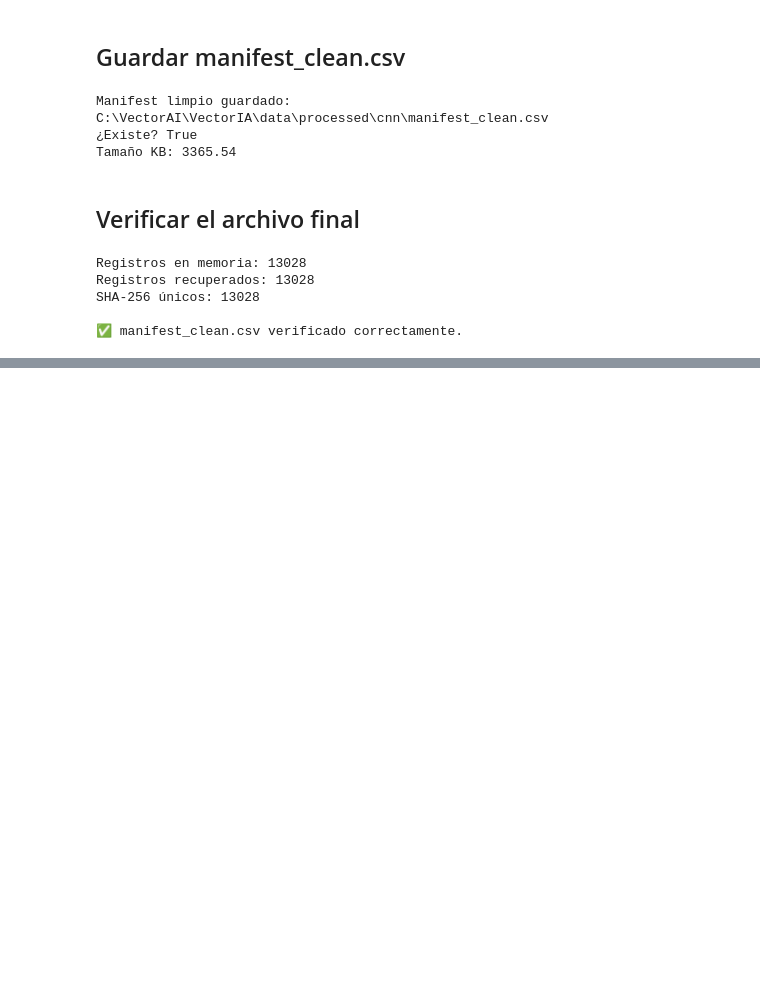
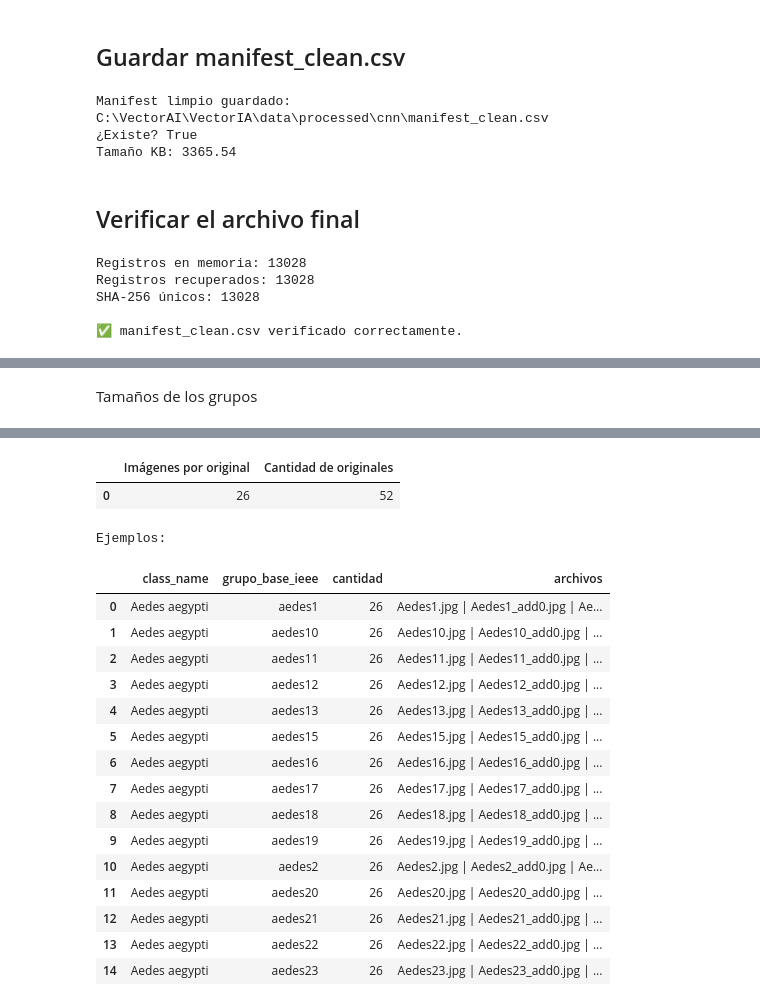
Before and after one commit to andreyac1397/VectorIA, a Jupyter notebook: notebooks/CNN_MosquitosModelo.ipynb, the cells around one changed output, grey strips where cells are left out. Cells and saved outputs as stored; diff of their text form; code cells hidden in the pictures; blank space fills up the shorter version.

```diff
--- a/notebooks/CNN_MosquitosModelo.ipynb
+++ b/notebooks/CNN_MosquitosModelo.ipynb
@@ -2817,0 +3332,61 @@ SHA-256 únicos: 13028
+# %% [markdown]
+Tamaños de los grupos
+# %%
+grupos_ieee = (
+    df_ieee
+    .groupby(
+        [
+            "class_name",
+            "grupo_base_ieee"
+        ]
+    )
+    .agg(
+        cantidad=(
+            "filepath",
+            "size"
+        ),
+        archivos=(
+            "filename",
+            lambda valores: " | ".join(
+                sorted(valores)
+            )
+        )
+    )
+    .reset_index()
+)
+
+print(
+    "Total de grupos IEEE:",
+    len(grupos_ieee)
+)
+
+print(
+    "\nDistribución del tamaño "
+    "de los grupos:"
+)
+
+display(
+    grupos_ieee[
+        "cantidad"
+    ]
+    .value_counts()
+    .sort_index()
+    .rename_axis(
+        "Imágenes por original"
+    )
+    .reset_index(
+        name="Cantidad de originales"
+    )
+)
+
+print("\nEjemplos:")
+
+display(
+    grupos_ieee
+    .sort_values(
+        "cantidad",
+        ascending=False
+    )
+    .head(15)
+)
+# %% [output]
@@ -2817,0 +3396,19 @@ SHA-256 únicos: 13028
+|  | Imágenes por original | Cantidad de originales |
+| 0 | 26 | 52 |
+Ejemplos:
+|  | class_name | grupo_base_ieee | cantidad | archivos |
+| 0 | Aedes aegypti | aedes1 | 26 | Aedes1.jpg | Aedes1_add0.jpg | Ae... |
+| 1 | Aedes aegypti | aedes10 | 26 | Aedes10.jpg | Aedes10_add0.jpg | ... |
+| 2 | Aedes aegypti | aedes11 | 26 | Aedes11.jpg | Aedes11_add0.jpg | ... |
+| 3 | Aedes aegypti | aedes12 | 26 | Aedes12.jpg | Aedes12_add0.jpg | ... |
+| 4 | Aedes aegypti | aedes13 | 26 | Aedes13.jpg | Aedes13_add0.jpg | ... |
+| 5 | Aedes aegypti | aedes15 | 26 | Aedes15.jpg | Aedes15_add0.jpg | ... |
+| 6 | Aedes aegypti | aedes16 | 26 | Aedes16.jpg | Aedes16_add0.jpg | ... |
+| 7 | Aedes aegypti | aedes17 | 26 | Aedes17.jpg | Aedes17_add0.jpg | ... |
+| 8 | Aedes aegypti | aedes18 | 26 | Aedes18.jpg | Aedes18_add0.jpg | ... |
+| 9 | Aedes aegypti | aedes19 | 26 | Aedes19.jpg | Aedes19_add0.jpg | ... |
+| 10 | Aedes aegypti | aedes2 | 26 | Aedes2.jpg | Aedes2_add0.jpg | Ae... |
+| 11 | Aedes aegypti | aedes20 | 26 | Aedes20.jpg | Aedes20_add0.jpg | ... |
+| 12 | Aedes aegypti | aedes21 | 26 | Aedes21.jpg | Aedes21_add0.jpg | ... |
+| 13 | Aedes aegypti | aedes22 | 26 | Aedes22.jpg | Aedes22_add0.jpg | ... |
+| 14 | Aedes aegypti | aedes23 | 26 | Aedes23.jpg | Aedes23_add0.jpg | ... |
```
Also changed, not shown: parts of 77 cells of this notebook.
